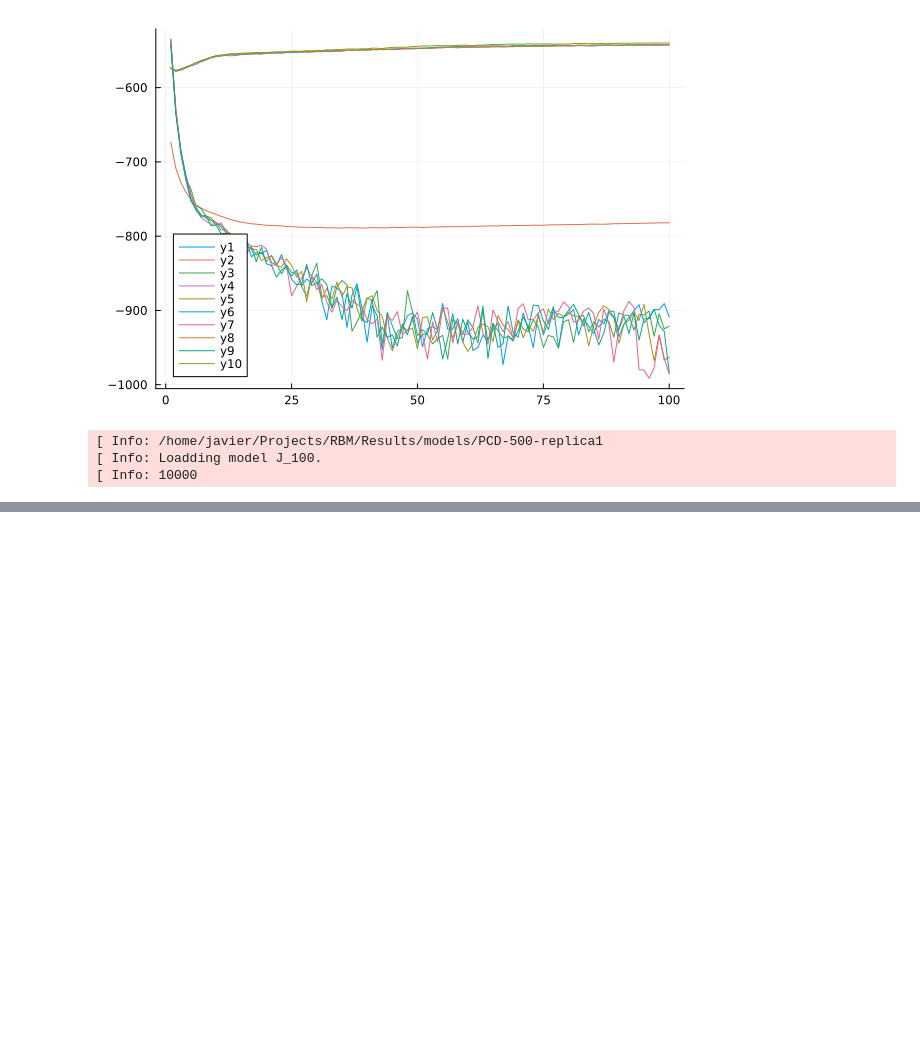
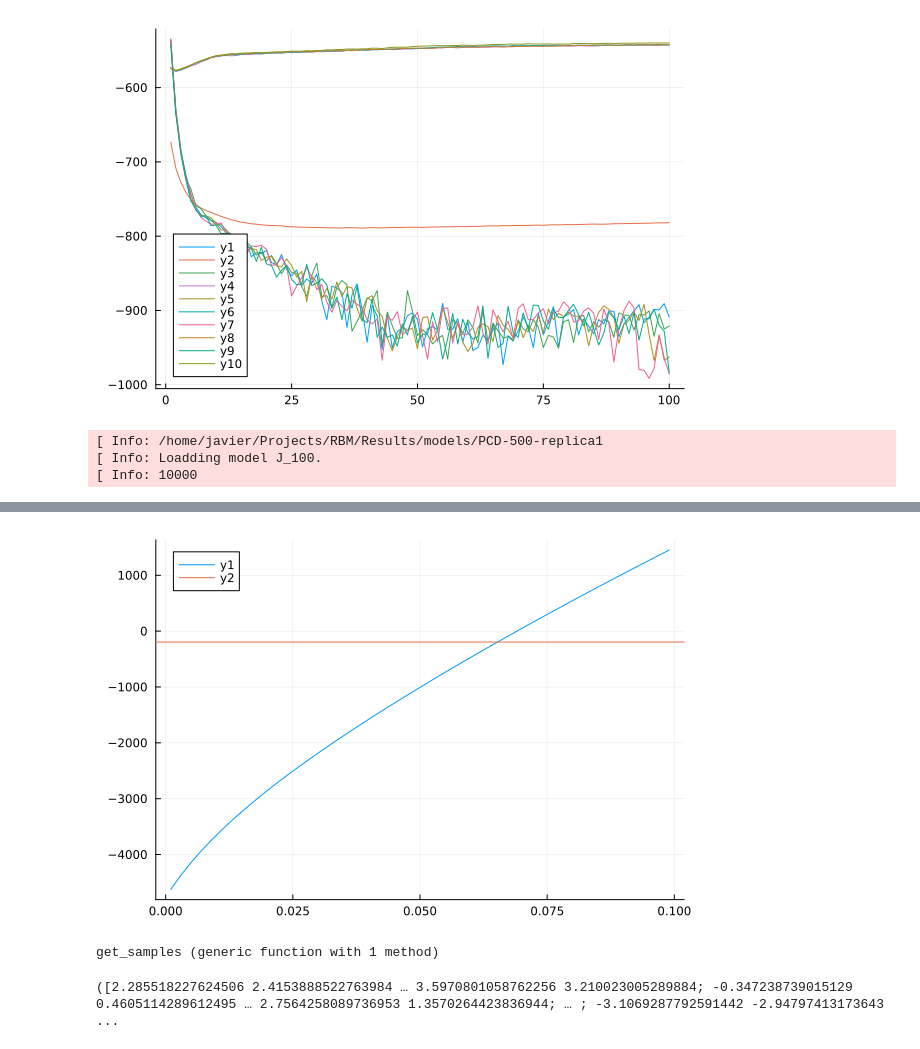
Before and after one commit to jquetzalcoatl/RBM, a Jupyter notebook: notebooks/Plots.ipynb, the cells around one changed output, grey strips where cells are left out. Drawn from its saved outputs; the diff is of its cells as text; code cells hidden in the pictures; blank space fills up the shorter version.

```diff
--- a/notebooks/Plots.ipynb
+++ b/notebooks/Plots.ipynb
@@ -98,0 +95,34 @@ plot(1e-2 ./ abs.(1 .- σ_2w .* cpu(F.S)))
+# %%
+plot(0.001:0.002:0.1, [sum(umean .^ 2 ./ (1 .+ σ_2u .* cpu(F.S)) .- wmean .^ 2 ./ (1 .- σ_2w .* cpu(F.S) .+ sign.(1 .- σ_2w .* cpu(F.S)) * ϵ)) for ϵ in 0.001:0.002:0.1])
+hline!([sum((cpu(F.U') * J.a)[1:500] .* cpu(F.Vt) * J.b ./ cpu(F.S))])
+# %% [output]
+[figure, added]
+# %%
+function get_samples(v,h,J)
+    J.w = cpu(J.w)
+    J.b = cpu(J.b)
+    J.a = cpu(J.a)
+    v = cpu(v)
+    h = cpu(h)
+    F = LinearAlgebra.svd(J.w, full=true);
+    λ = cpu(F.S)
+    a0 = cpu(F.U' * J.a)[1:size(λ,1)]
+    b0 = cpu(F.Vt * J.b);
+
+    l = minimum([size(v,1), size(h,1)])
+    x_mean = (F.U' * v)[1:l, :]
+    y_mean = (F.Vt * h)
+
+    xsp = - cpu(F.Vt * J.b) ./ λ
+    ysp = - cpu(F.U' * J.a)[1:l] ./ λ
+    umean = 1/√2 .* (cpu(y_mean .+ x_mean) .- ysp .- xsp)
+    wmean = 1/√2 .* (cpu(y_mean .- x_mean) .- ysp .+ xsp)
+    umean, wmean
+end
+# %% [output]
+get_samples (generic function with 1 method)
+# %%
+xxmean, yymean = get_samples(v,h,J)
+# umean, wmean, σ_2u, σ_2w, a0, b0, λ = compute_stats(v, h, J);
+# %% [output]
+([2.285518227624506 2.4153888522763984 … 3.5970801058762256 3.210023005289884; -0.347238739015129 0.4605114289612495 … 2.7564258089736953 1.3570264423836944; … ; -3.1069287792591442 -2.94797413173643  ...
```
Also changed, not shown: parts of 13 cells of this notebook, 2 other files.
